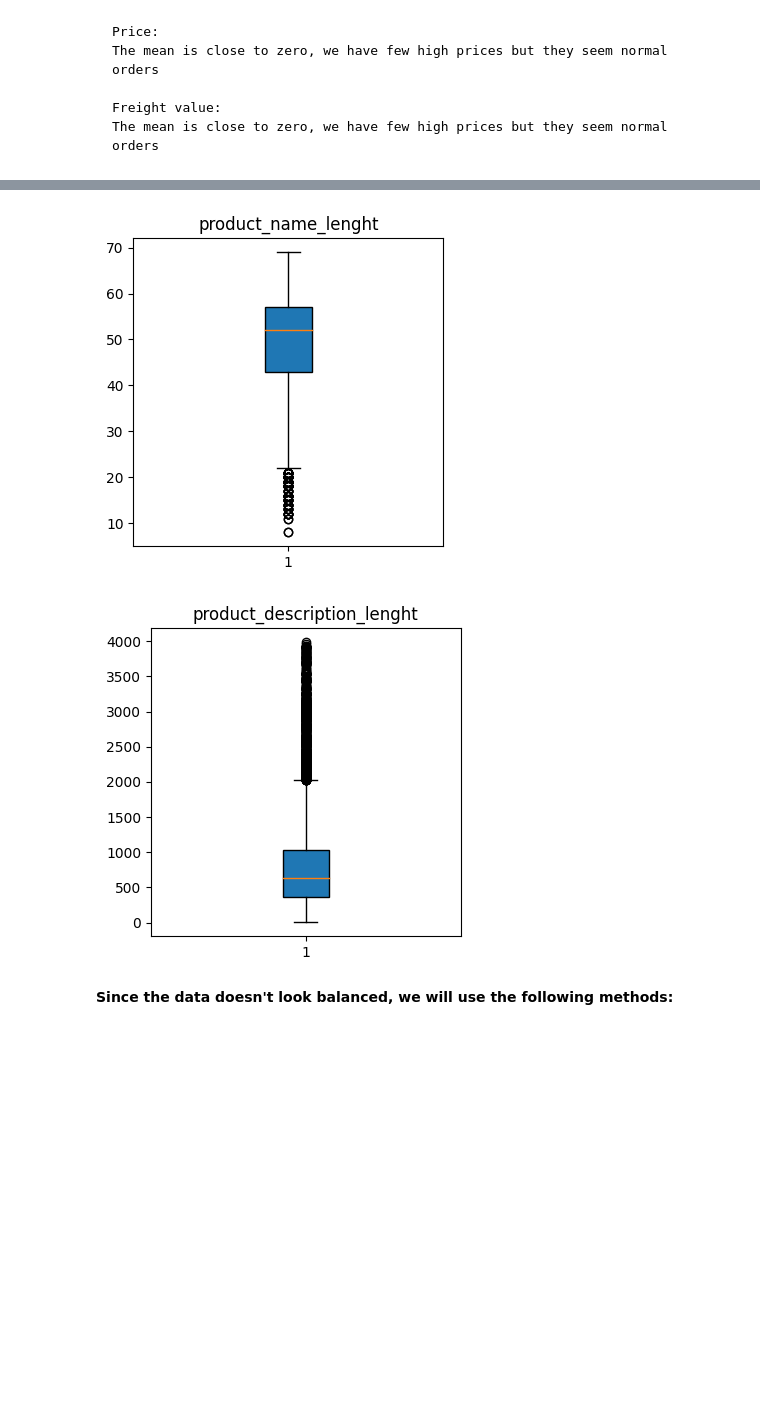
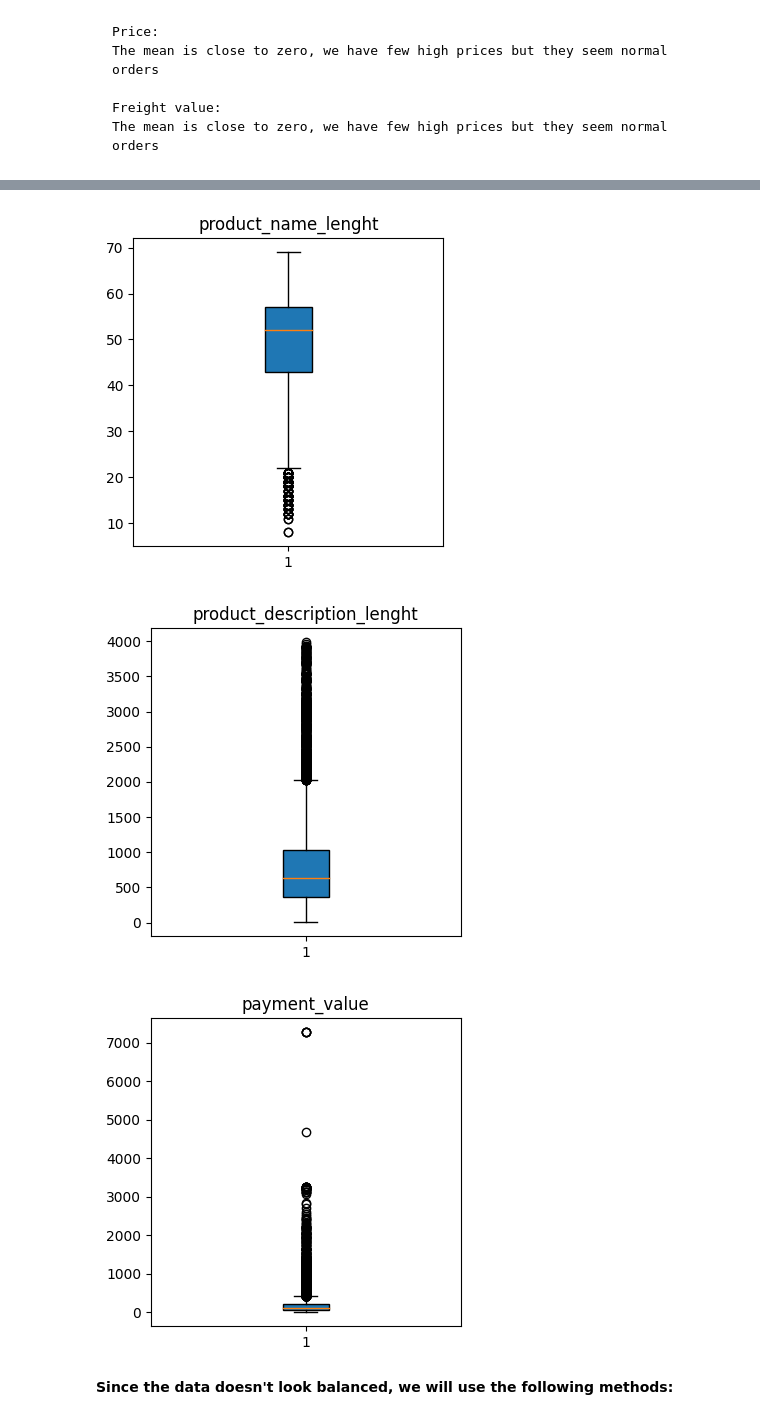
Before and after one commit to prffraia/Machine_Learning, a Jupyter notebook: 01_EDA.ipynb, the cells around one changed output, grey strips where cells are left out. Saved outputs shown, nothing was run; the diff lists cells and outputs as text; code cells hidden in the pictures; blank space fills up the shorter version.

```diff
--- a/01_EDA.ipynb
+++ b/01_EDA.ipynb
@@ -268,19 +268,20 @@ dtype: int64
 # %%
 import matplotlib.pyplot as plt
 
 # Filter for only continuous variables
-cont_vars = ['price', 'freight_value', 'product_name_lenght', 'product_description_lenght']
+cont_vars = ['price', 'freight_value', 'product_name_lenght', 'product_description_lenght', 'payment_value']
 
 for var in cont_vars:
     plt.figure(figsize=(4,4))
     plt.boxplot(df[var], vert=True, patch_artist=True)
     plt.title(var)
     plt.show()
 # %% [output]
 [figure]
 [figure]
 [figure]
 [figure]
+[figure, added]
 # %% [markdown]
 **Since the data doesn't look balanced, we will use the following methods:**
 # %%
```
Also changed, not shown: parts of 2 cells of this notebook.
